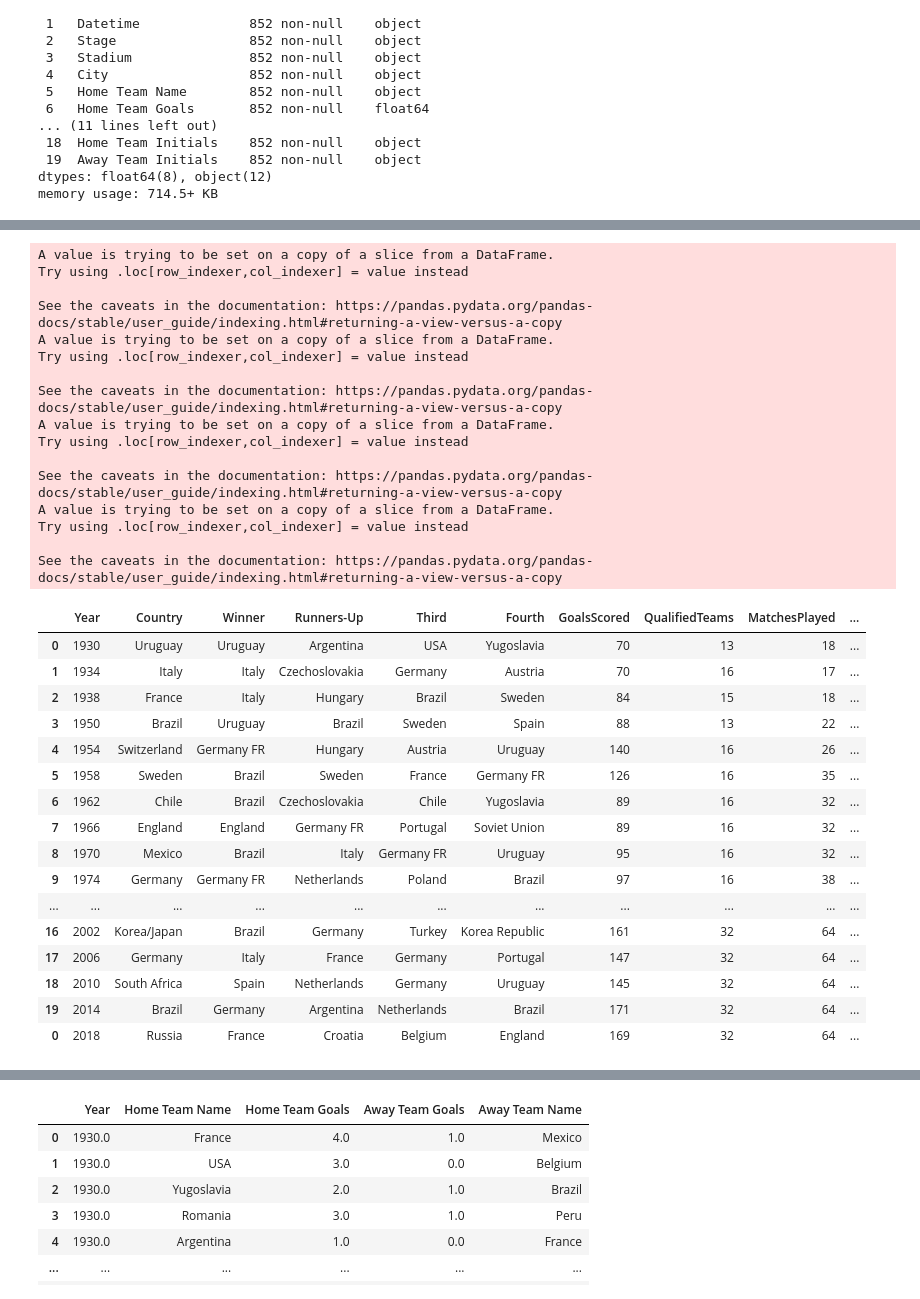
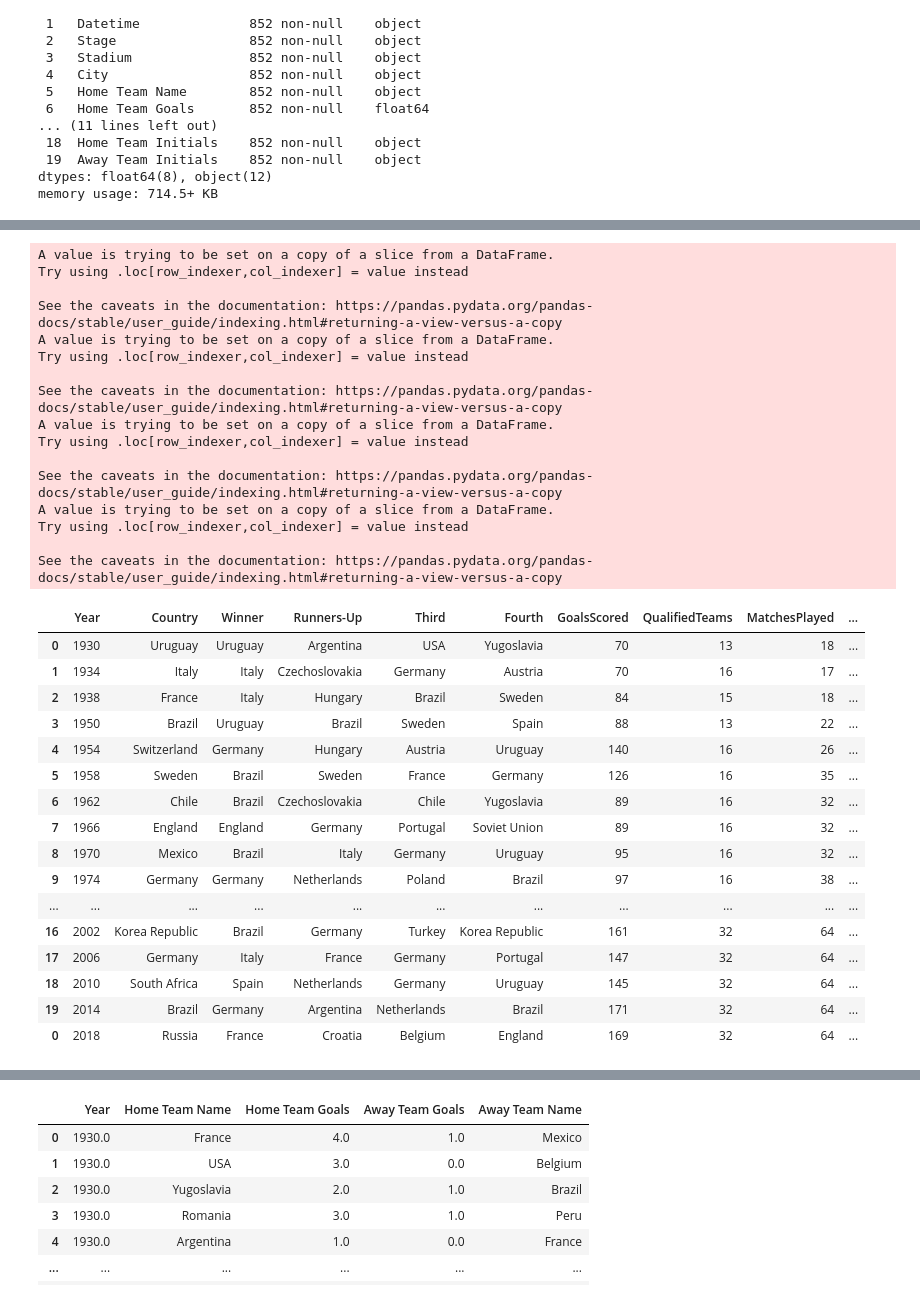
Before and after one commit to jsaraviadrago/Portafolio, a Jupyter notebook: 7. World Cup stats (2020)/Script_WCup.ipynb, the cells around one changed output, grey strips where cells are left out. Drawn from its saved outputs; the diff is of its cells as text; code cells hidden in the pictures.

```diff
--- a/7. World Cup stats (2020)/Script_WCup.ipynb
+++ b/7. World Cup stats (2020)/Script_WCup.ipynb
@@ -43,3 +43,6 @@ db = db[['Year', 'Home Team Name', 'Home Team Goals',
 db3 = pd.read_csv("/Users/home/Dropbox/Databases/fifa-world-cup/WorldCups.csv")
 # Tranforms the attendance into an integer
 db3['Attendance']=db3['Attendance'].replace('\.','',regex=True).astype(int)
+db3 = db3.replace('Germany FR', 'Germany')
+db3.at[16, 'Country'] = 'Korea Republic'
+db3
@@ -102,43 +123,43 @@ db2_aggregation_var.columns =['Year', 'Country',
                                            'Third', 'Fourth',
                                            'GoalsScored', 'QualifiedTeams',
                                            'MatchesPlayed', 'Attendance']
 
 # Extract single row
 db2_aggregation_var = db2_aggregation_var[0:1]
 # Row binding
 wc_row_bind = [db3, db2_aggregation_var]
-WC_genera_final = pd.concat(wc_row_bind)
-WC_genera_final
+WC_general_final = pd.concat(wc_row_bind)
+WC_general_final
 # %% [output]
 A value is trying to be set on a copy of a slice from a DataFrame.
 Try using .loc[row_indexer,col_indexer] = value instead
 
 See the caveats in the documentation: https://pandas.pydata.org/pandas-docs/stable/user_guide/indexing.html#returning-a-view-versus-a-copy
 A value is trying to be set on a copy of a slice from a DataFrame.
 Try using .loc[row_indexer,col_indexer] = value instead
 
 See the caveats in the documentation: https://pandas.pydata.org/pandas-docs/stable/user_guide/indexing.html#returning-a-view-versus-a-copy
 A value is trying to be set on a copy of a slice from a DataFrame.
 Try using .loc[row_indexer,col_indexer] = value instead
 
 See the caveats in the documentation: https://pandas.pydata.org/pandas-docs/stable/user_guide/indexing.html#returning-a-view-versus-a-copy
 A value is trying to be set on a copy of a slice from a DataFrame.
 Try using .loc[row_indexer,col_indexer] = value instead
 
 See the caveats in the documentation: https://pandas.pydata.org/pandas-docs/stable/user_guide/indexing.html#returning-a-view-versus-a-copy
 |  | Year | Country | Winner | Runners-Up | Third | Fourth | GoalsScored | QualifiedTeams | MatchesPlayed | ... |
 | 0 | 1930 | Uruguay | Uruguay | Argentina | USA | Yugoslavia | 70 | 13 | 18 | ... |
 | 1 | 1934 | Italy | Italy | Czechoslovakia | Germany | Austria | 70 | 16 | 17 | ... |
 | 2 | 1938 | France | Italy | Hungary | Brazil | Sweden | 84 | 15 | 18 | ... |
 | 3 | 1950 | Brazil | Uruguay | Brazil | Sweden | Spain | 88 | 13 | 22 | ... |
-| 4 | 1954 | Switzerland | Germany FR | Hungary | Austria | Uruguay | 140 | 16 | 26 | ... |
-| 5 | 1958 | Sweden | Brazil | Sweden | France | Germany FR | 126 | 16 | 35 | ... |
+| 4 | 1954 | Switzerland | Germany | Hungary | Austria | Uruguay | 140 | 16 | 26 | ... |
+| 5 | 1958 | Sweden | Brazil | Sweden | France | Germany | 126 | 16 | 35 | ... |
 | 6 | 1962 | Chile | Brazil | Czechoslovakia | Chile | Yugoslavia | 89 | 16 | 32 | ... |
-| 7 | 1966 | England | England | Germany FR | Portugal | Soviet Union | 89 | 16 | 32 | ... |
-| 8 | 1970 | Mexico | Brazil | Italy | Germany FR | Uruguay | 95 | 16 | 32 | ... |
-| 9 | 1974 | Germany | Germany FR | Netherlands | Poland | Brazil | 97 | 16 | 38 | ... |
+| 7 | 1966 | England | England | Germany | Portugal | Soviet Union | 89 | 16 | 32 | ... |
+| 8 | 1970 | Mexico | Brazil | Italy | Germany | Uruguay | 95 | 16 | 32 | ... |
+| 9 | 1974 | Germany | Germany | Netherlands | Poland | Brazil | 97 | 16 | 38 | ... |
 | ... | ... | ... | ... | ... | ... | ... | ... | ... | ... | ... |
-| 16 | 2002 | Korea/Japan | Brazil | Germany | Turkey | Korea Republic | 161 | 32 | 64 | ... |
+| 16 | 2002 | Korea Republic | Brazil | Germany | Turkey | Korea Republic | 161 | 32 | 64 | ... |
 | 17 | 2006 | Germany | Italy | France | Germany | Portugal | 147 | 32 | 64 | ... |
 | 18 | 2010 | South Africa | Spain | Netherlands | Germany | Uruguay | 145 | 32 | 64 | ... |
 | 19 | 2014 | Brazil | Germany | Argentina | Netherlands | Brazil | 171 | 32 | 64 | ... |
```
Also changed, not shown: parts of 13 cells of this notebook.
